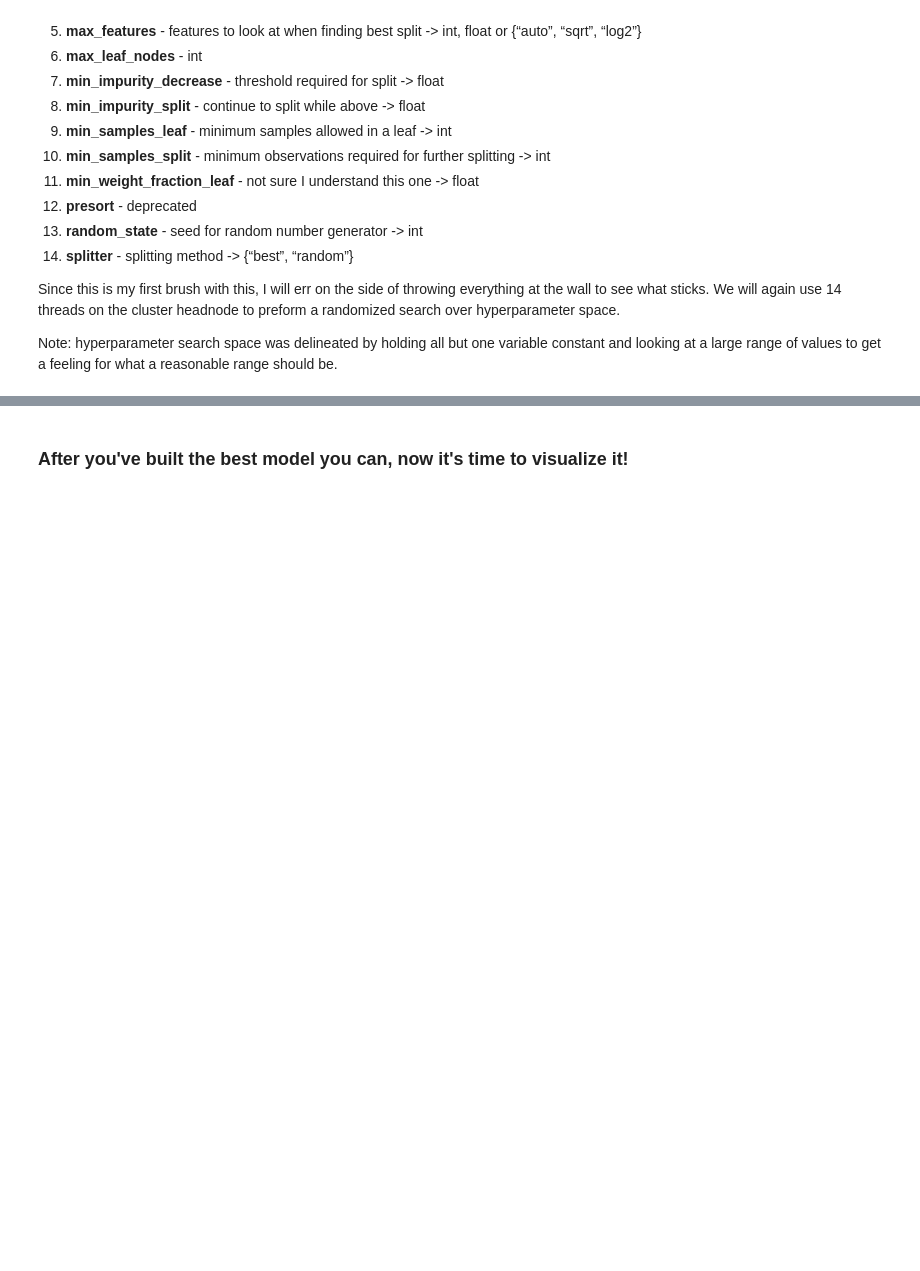
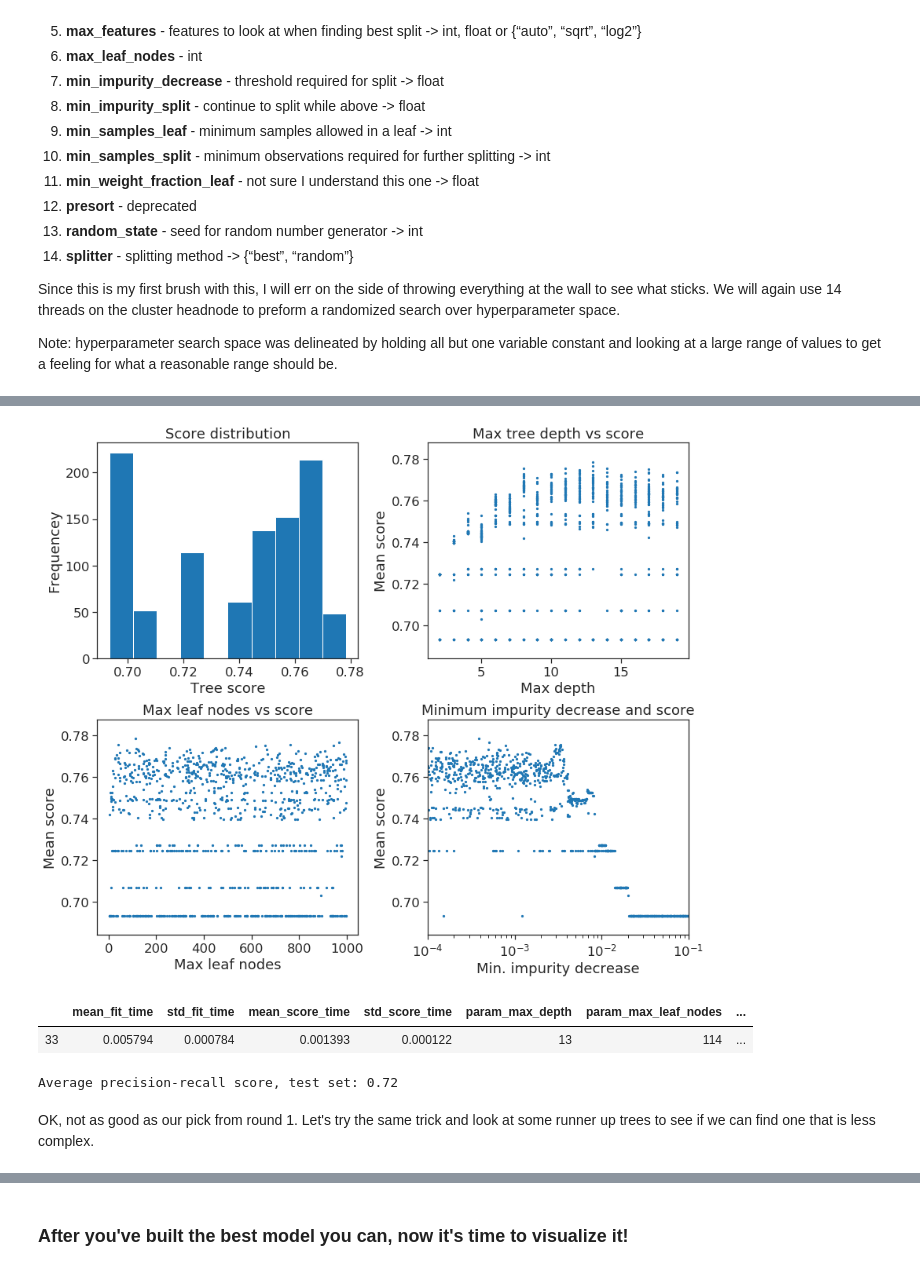
Before and after one commit to gperdrizet/tree-based_algorithms, a Jupyter notebook: Mini_Project_Tree-Based_Algorithms.ipynb, the cells around one changed output, grey strips where cells are left out. Cells and saved outputs as stored; diff of their text form; code cells hidden in the pictures; blank space fills up the shorter version.

```diff
--- a/Mini_Project_Tree-Based_Algorithms.ipynb
+++ b/Mini_Project_Tree-Based_Algorithms.ipynb
@@ -503,0 +294,15 @@ This one actually looks best to me - good scores and training and test scores ar
+# %%
+# Train the tree using average precision-recall as scoring function and our optimized hyperparameters
+round1_winning_tree_clf_2 = DecisionTreeClassifier(
+            max_depth=4,
+            max_leaf_nodes=173,
+            min_impurity_decrease=0.007,
+            min_samples_leaf=158)
+
+round1_winning_tree_clf_2.fit(x_train, y_train)
+
+round1_winning_score_train = average_precision_score(round1_winning_tree_clf_2.predict(x_train), y_train)
+print('Average precision-recall score, training set: {}'.format(np.round(round1_winning_score_train, 2)))
+
+round1_winning_score_train = average_precision_score(round1_winning_tree_clf_2.predict(x_test), y_test)
+print('Average precision-recall score, test set: {}'.format(np.round(round1_winning_score_test, 2)))
@@ -503,0 +343,48 @@ This one actually looks best to me - good scores and training and test scores ar
+# %%
+round2_results = pd.DataFrame(round2_random_search.cv_results_).dropna()
+
+plt.subplots(2,2,figsize=(12,10))
+
+plt.subplot(2, 2, 1)
+plt.hist(round2_results.mean_test_score)
+plt.title("Score distribution")
+plt.xlabel("Tree score")
+plt.ylabel("Frequencey")
+
+plt.subplot(2, 2, 2)
+plt.scatter(round2_results.param_max_depth, round2_results.mean_test_score, s=5)
+plt.xlabel("Max depth")
+plt.ylabel("Mean score")
+plt.title("Max tree depth vs score")
+
+plt.subplot(2, 2, 3)
+plt.scatter(round2_results.param_max_leaf_nodes, round2_results.mean_test_score, s=5)
+plt.xlabel("Max leaf nodes")
+plt.ylabel("Mean score")
+plt.title("Max leaf nodes vs score")
+
+plt.subplot(2, 2, 4)
+plt.scatter(round2_results.param_min_impurity_decrease, round2_results.mean_test_score, s=5)
+plt.xlabel("Min. impurity decrease")
+plt.ylabel("Mean score")
+plt.title("Minimum impurity decrease and score")
+plt.xscale('log')
+plt.xlim(1e-4,1e-1)
+
+plt.tight_layout()
+plt.show()
+# %% [output]
+[figure, added]
+# %%
+round2_winners = round2_results[round2_results['rank_test_score'] == round2_results['rank_test_score'].min()]
+round2_winners
+# %% [output]
+|  | mean_fit_time | std_fit_time | mean_score_time | std_score_time | param_max_depth | param_max_leaf_nodes | ... |
+| 33 | 0.005794 | 0.000784 | 0.001393 | 0.000122 | 13 | 114 | ... |
+# %%
+round2_score_test = average_precision_score(round2_best_model.predict(x_test), y_test)
+print('Average precision-recall score, test set: {}'.format(np.round(round2_score_test,2)))
+# %% [output]
+Average precision-recall score, test set: 0.72
+# %% [markdown]
+OK, not as good as our pick from round 1. Let's try the same trick and look at some runner up trees to see if we can find one that is less complex.
```
Also changed, not shown: parts of 68 cells of this notebook.
